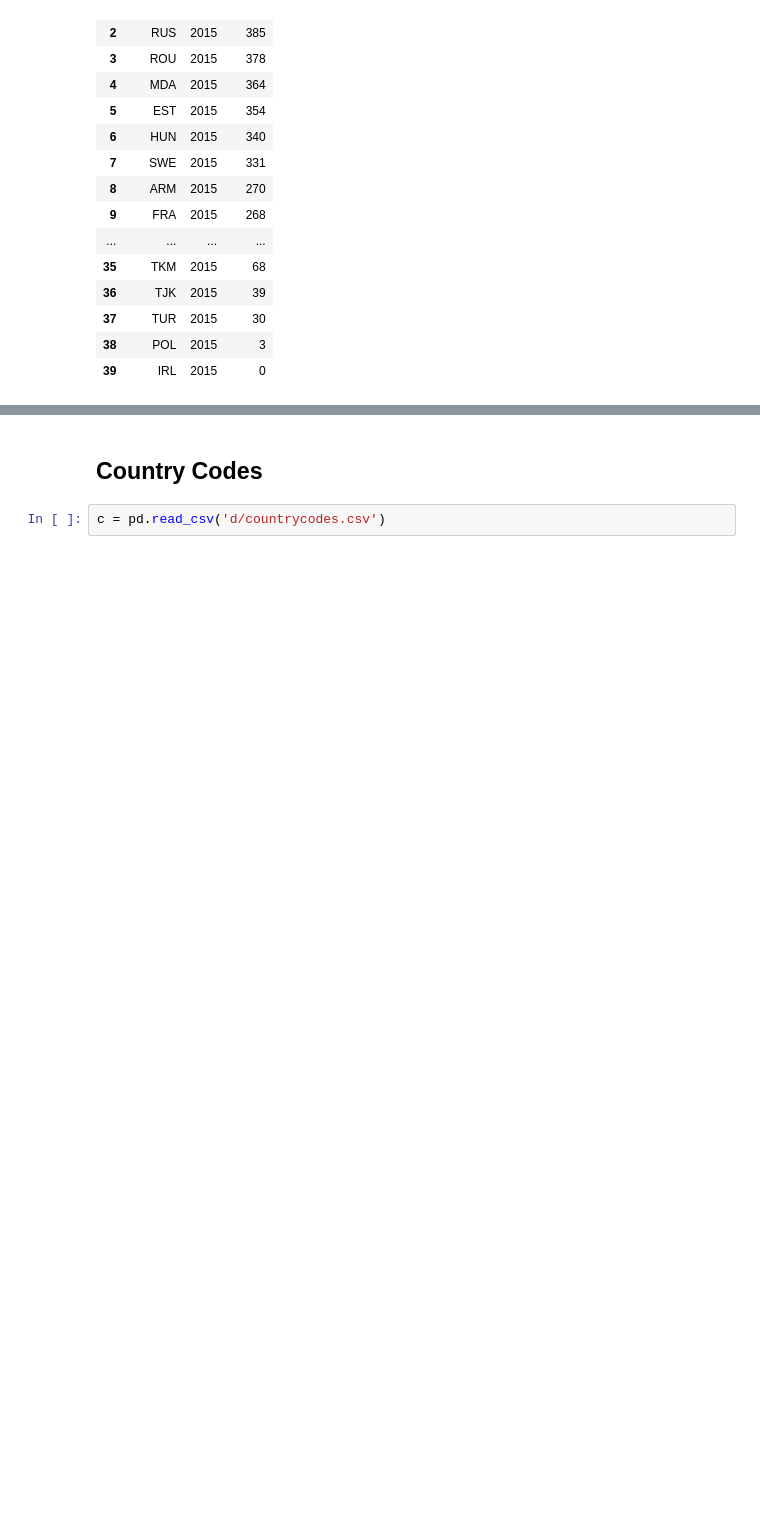
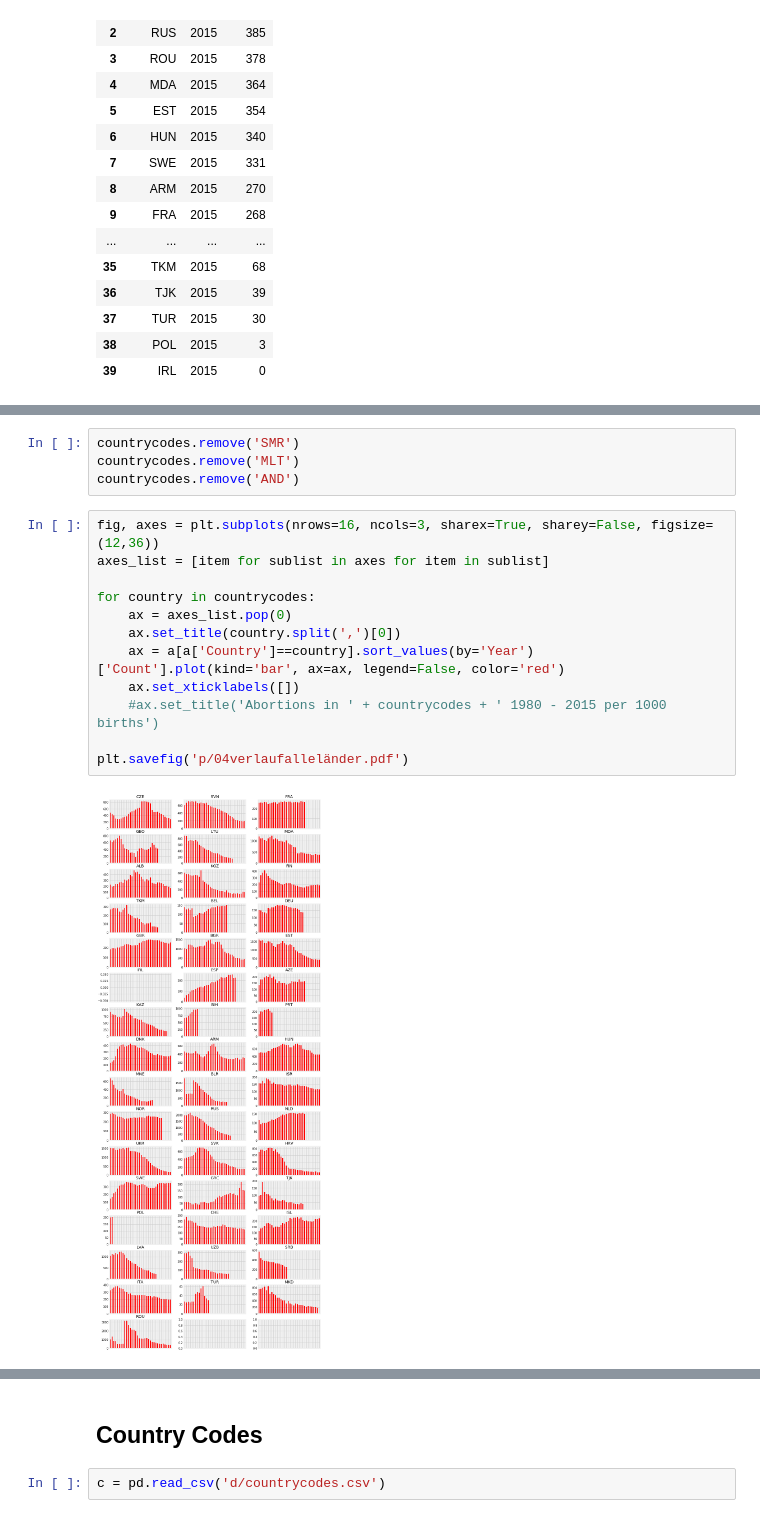
Before and after one commit to tamedia-ddj/abortions, a Jupyter notebook: analysis2.ipynb, the cells around one changed output, grey strips where cells are left out. Cells and saved outputs as stored; diff of their text form; blank space fills up the shorter version.

```diff
--- a/analysis2.ipynb
+++ b/analysis2.ipynb
@@ -54,0 +104,18 @@ memory usage: 1.2+ KB
+# %%
+countrycodes.remove('SMR')
+countrycodes.remove('MLT')
+countrycodes.remove('AND')
+# %%
+fig, axes = plt.subplots(nrows=16, ncols=3, sharex=True, sharey=False, figsize=(12,36))
+axes_list = [item for sublist in axes for item in sublist]
+
+for country in countrycodes:
+    ax = axes_list.pop(0)
+    ax.set_title(country.split(',')[0])
+    ax = a[a['Country']==country].sort_values(by='Year')['Count'].plot(kind='bar', ax=ax, legend=False, color='red')
+    ax.set_xticklabels([])
+    #ax.set_title('Abortions in ' + countrycodes + ' 1980 - 2015 per 1000 births')
+
+plt.savefig('p/04verlaufalleländer.pdf')
+# %% [output]
+[figure, added]
```
Also changed, not shown: parts of 18 cells of this notebook, 7 other files.
